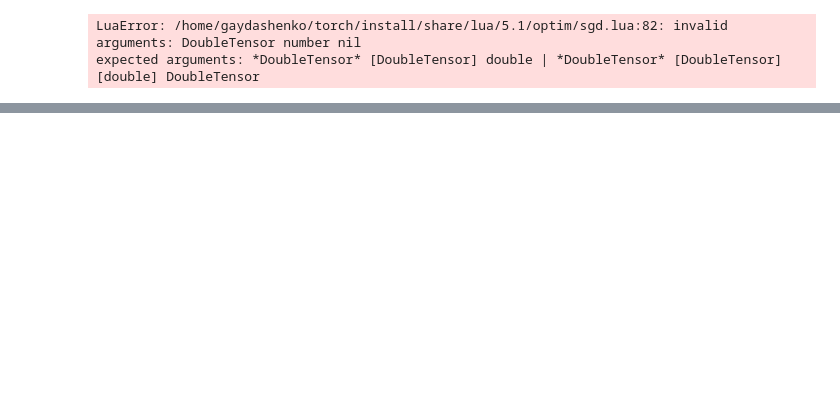
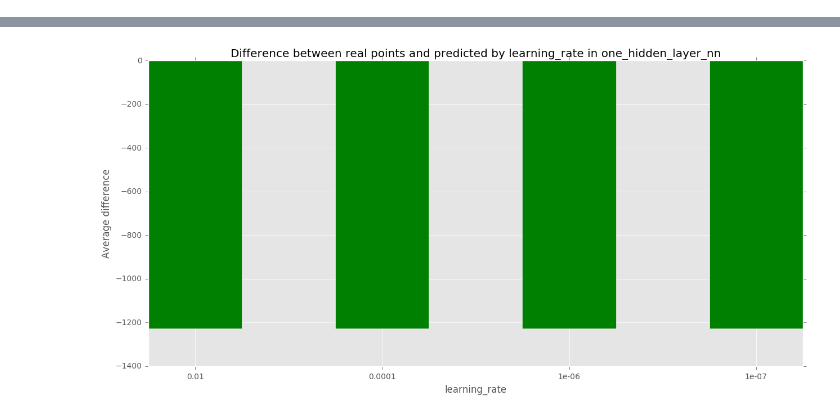
Before and after one commit to avgaydashenko/cuddly-robot, a Jupyter notebook: framework-torch.ipynb, the cells around one changed output, grey strips where cells are left out. Cells and saved outputs as stored; diff of their text form; code cells hidden in the pictures; blank space fills up the shorter version.

```diff
--- a/framework-torch.ipynb
+++ b/framework-torch.ipynb
@@ -230,32 +162,0 @@ lua.execute(''' sgd_params = {
-# %%
-# We're now good to go... all we have left to do is run over the dataset
-# for a certain number of iterations, and perform a stochastic update
-# at each iteration. The number of iterations is found empirically here,
-# but should typically be determinined using cross-validation.
-
-# we cycle over our training data
-for i in range(100):
-
-    # this variable is used to estimate the average loss
-    current_loss = 0
-
-    # an epoch is a full loop over our training data
-    for i in range(max_ind):
-
-        # optim contains several optimization algorithms.
-        # all of these algorithms assume the same parameters:
-        # * closure that computes the loss, and its gradient wrt to x, given a point x
-        # * point x
-        # * some parameters, which are algorithm-specific
-
-        _,fs = optim.sgd(feval,x,sgd_params)
-
-        # functions in optim all return two things:
-        # * the new x, found by the optimization method (here SGD)
-        # * the value of the loss functions at all points that were used by the algorithm
-        # (SGD only estimates the function once, so that list just contains one value)
-
-        current_loss = current_loss + fs[1]
-# %% [output]
-LuaError: /home/gaydashenko/torch/install/share/lua/5.1/optim/sgd.lua:82: invalid arguments: DoubleTensor number nil
-expected arguments: *DoubleTensor* [DoubleTensor] double | *DoubleTensor* [DoubleTensor] [double] DoubleTensor
@@ -261,0 +209,5 @@ expected arguments: *DoubleTensor* [DoubleTensor] double | *DoubleTensor* [Doubl
+# %%
+compare_results(function=one_hidden_layer_nn, test_results=test_results, parameter_name="learning_rate",
+                list_of_values=[0.01, 0.0001, 0.000001, 0.0000001], train_data=train_data, train_results=train_results,
+                test_data=test_data, hidden_nodes_num=20)
+# %% [output]
@@ -261,0 +220 @@ expected arguments: *DoubleTensor* [DoubleTensor] double | *DoubleTensor* [Doubl
+[figure, added]
```
Also changed, not shown: parts of 11 cells of this notebook, 3 other files.
